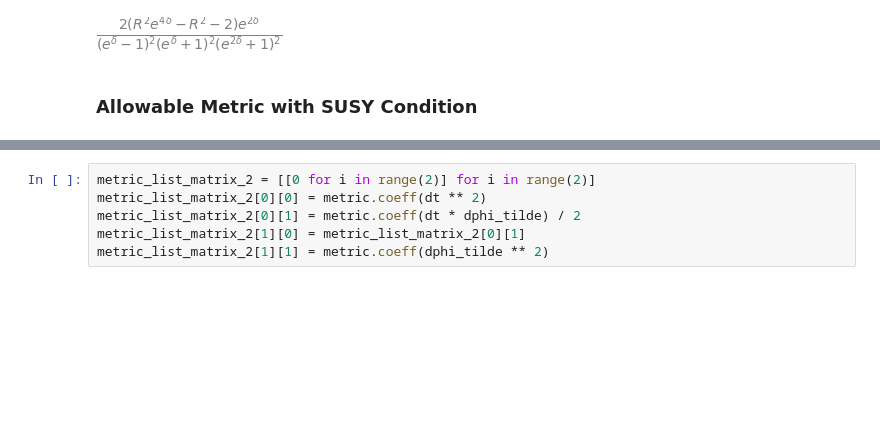
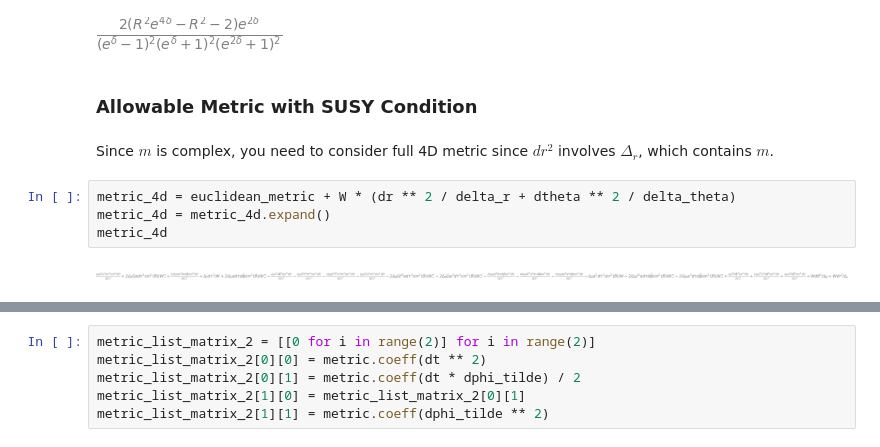
Before and after one commit to jchryssanthacopoulos/complex_spacetime_metrics, a Jupyter notebook: ads4_charged_rotating_bh.ipynb, the cells around one changed output, grey strips where cells are left out. Cells and saved outputs as stored; diff of their text form; blank space fills up the shorter version.

```diff
--- a/ads4_charged_rotating_bh.ipynb
+++ b/ads4_charged_rotating_bh.ipynb
@@ -207,3 +207,11 @@ imag_part_paper.expand().simplify().factor()
 [figure]
 # %% [markdown]
 ### Allowable Metric with SUSY Condition
+# %% [markdown]
+Since $m$ is complex, you need to consider full 4D metric since $dr^2$ involves $\Delta_r$, which contains $m$.
+# %%
+metric_4d = euclidean_metric + W * (dr ** 2 / delta_r + dtheta ** 2 / delta_theta)
+metric_4d = metric_4d.expand()
+metric_4d
+# %% [output]
+[figure, added]
```
Also changed, not shown: parts of 3 cells of this notebook.
